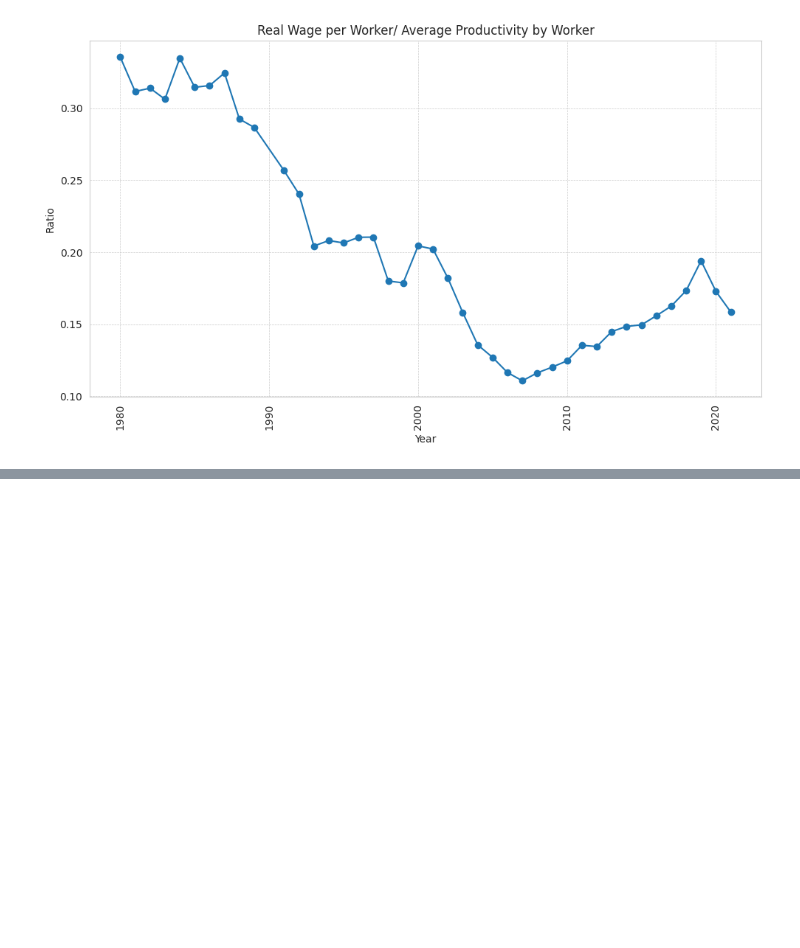
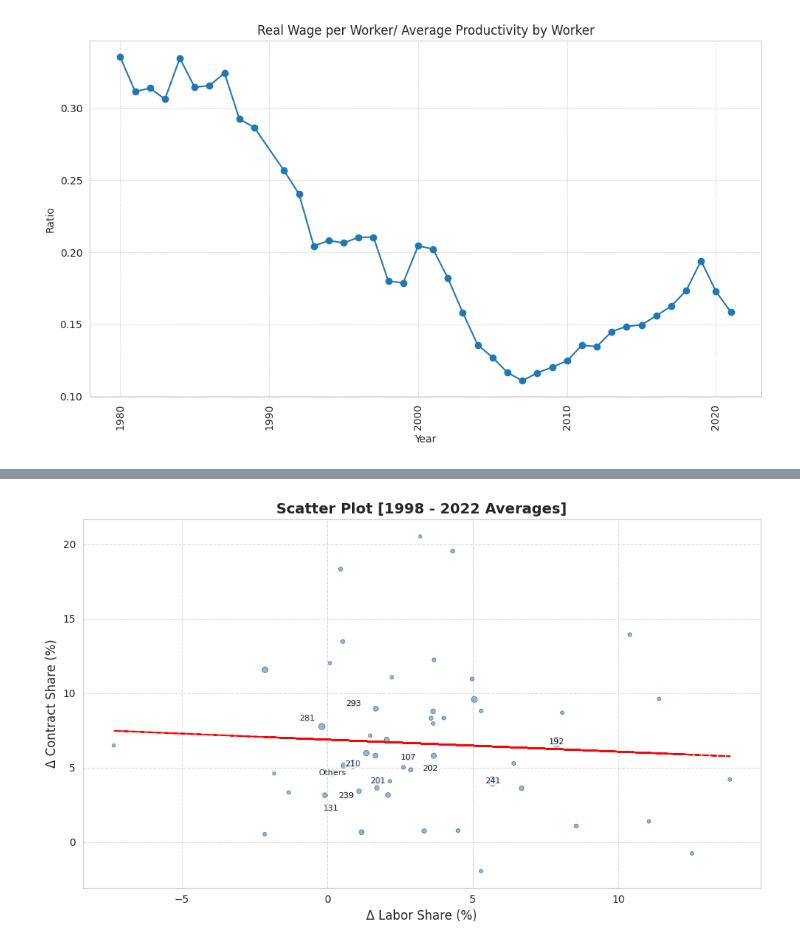
Before and after one commit to kabeerbora/cs_ls, a Jupyter notebook: cs_ls_research.ipynb, the cells around one changed output, grey strips where cells are left out. Saved outputs shown, nothing was run; the diff lists cells and outputs as text; code cells hidden in the pictures; blank space fills up the shorter version.

Commit message:
Add - Labor Decoupling average plot

```diff
--- a/cs_ls_research.ipynb
+++ b/cs_ls_research.ipynb
@@ -128,0 +157,16 @@ plt.show()
+# %%
+for ind_code, group in df_total.groupby('ind_code'):
+    # Filter out rows with 0 or NA in labor_share, contract_share, and divergence
+    filtered_group = group[group['labor_share'].notna() & (group['labor_share'] != 0) &
+                           group['contract_share'].notna() & (group['contract_share'] != 0) &
+                          group['divergence'].notna() & (group['divergence'] != 0)]  # Added divergence filter
+
+    # Calculate percentage change on the filtered group
+    filtered_group['delta_ls_pct'] = filtered_group['labor_share'].pct_change() * 100
+    filtered_group['delta_cs_pct'] = filtered_group['contract_share'].pct_change() * 100
+    filtered_group['delta_div_pct'] = filtered_group['divergence'].pct_change() * 100  # Calculate divergence percentage change
+    # df_total.loc[filtered_group.index, ['delta_ls_pct', 'delta_cs_pct']] = filtered_group[['delta_ls_pct', 'delta_cs_pct']]
+    # Assign the calculated values back to the original DataFrame
+    df_total.loc[filtered_group.index, ['delta_ls_pct', 'delta_cs_pct', 'delta_div_pct']] = filtered_group[['delta_ls_pct', 'delta_cs_pct', 'delta_div_pct']] # Include delta_div_pct
+
+df_total
@@ -128,0 +204,3 @@ plt.show()
+# %%
+avg_by_ind_code = df_total.groupby('ind_code').agg(lambda x: x[x.notna() & (x != 0)].mean() if x.dtype == float or x.dtype == int else None)
+avg_by_ind_code.sample(40)
@@ -128,0 +227,43 @@ plt.show()
+# %%
+import matplotlib.pyplot as plt
+import numpy as np
+import seaborn as sns
+
+avg_by_ind_code_filtered = avg_by_ind_code[(avg_by_ind_code['delta_ls_pct'] < 25) & (avg_by_ind_code['delta_ls_pct'] > -30) &
+                                         (avg_by_ind_code['delta_cs_pct'] < 25) & (avg_by_ind_code['delta_cs_pct'] > -30)]
+
+# Calculate regression line
+x = avg_by_ind_code_filtered['delta_ls_pct']
+y = avg_by_ind_code_filtered['delta_cs_pct']
+coefficients = np.polyfit(x, y, 1)
+regression_line = np.polyval(coefficients, x)
+
+sns.set_style("whitegrid")  # Use a clean style with a white background and gridlines
+
+plt.figure(figsize=(10, 6))
+sizes = (avg_by_ind_code_filtered['Net Value Added'] - avg_by_ind_code_filtered['Net Value Added'].min()) / (
+            avg_by_ind_code_filtered['Net Value Added'].max() - avg_by_ind_code_filtered['Net Value Added'].min())
+sizes = sizes * 90 + 10
+plt.scatter(x, y, s=sizes, alpha=0.5, edgecolors='k', linewidths=0.5)
+
+
+plt.plot(x, regression_line, color='red', linestyle='--', linewidth=1.5, label='Regression Line')
+
+plt.xlabel('Δ Labor Share (%)', fontsize=12)
+plt.ylabel('Δ Contract Share (%)', fontsize=12)
+plt.title('Scatter Plot [1998 - 2022 Averages]', fontsize=14, fontweight='bold')
+
+# Customize gridlines
+plt.grid(True, linestyle='--', alpha=0.7)
+
+# Add labels using annotate with customizations
+for i, ind_code in enumerate(avg_by_ind_code_filtered.index):
+    if sizes[i] > 40:
+        plt.annotate(ind_code, (x[i], y[i]), fontsize=8, ha='center', va='center',
+                     bbox=dict(facecolor='white', alpha=0.8, edgecolor='none', pad=0.5))
+# plt.legend(fontsize=10)  # Show legend with customized font size
+
+plt.tight_layout()
+plt.show()
+# %% [output]
+[figure, added]
```
Also changed, not shown: parts of 9 cells of this notebook.
